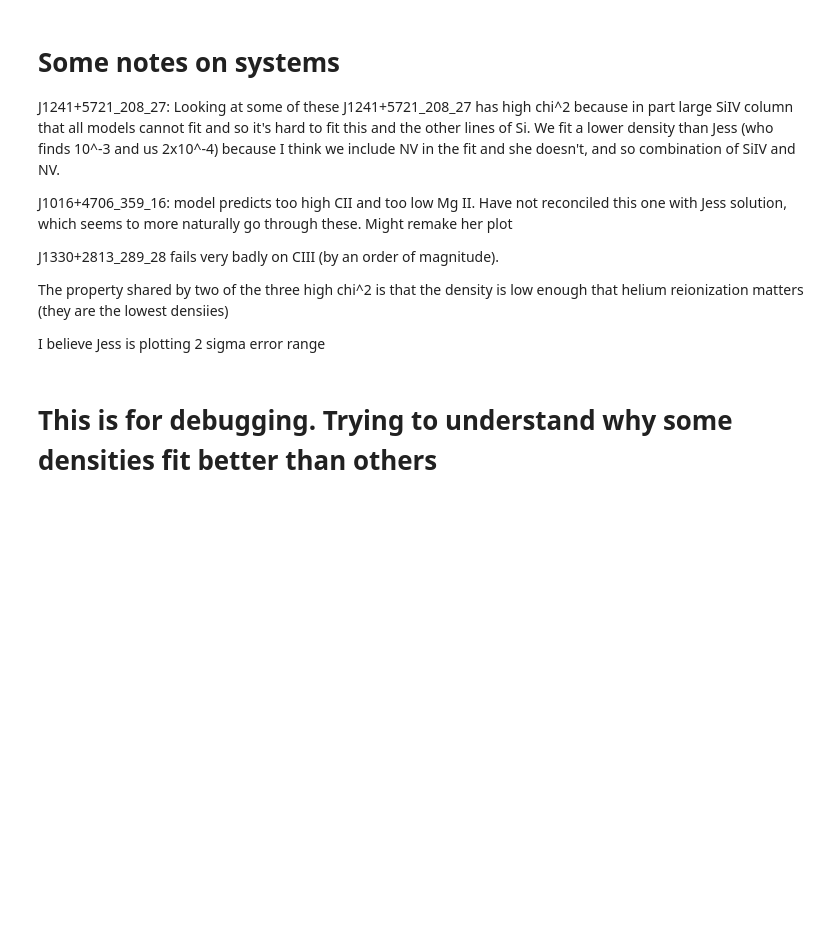
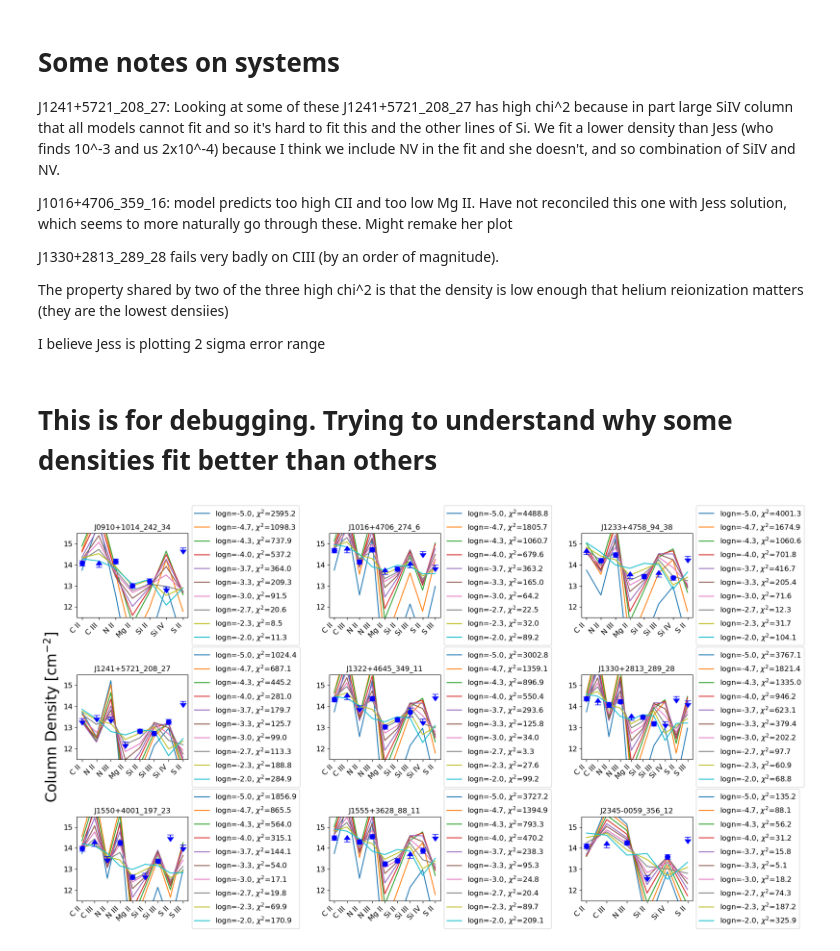
Before and after one commit to astromcquinn/Photoionization_modeling, a Jupyter notebook: fitPhotoionModels.ipynb, the cells around one changed output. Drawn from its saved outputs; the diff is of its cells as text; code cells hidden in the pictures; blank space fills up the shorter version.

```diff
--- a/fitPhotoionModels.ipynb
+++ b/fitPhotoionModels.ipynb
@@ -940,12 +989,13 @@ import re
 
 color_array = ['black', 'magenta', 'red',  'green', 'blue']
 
+param = 0.6
 
 nrange = np.logical_and(narray> 1e-5, narray< 1e-1)
 
 #generates the best fit model at each density (for noss and self shielding)
-efrac_model_noss =  model_noss.sel(param=0, method ='nearest')
-efrac_model_ss =  model.sel(param=0, method ='nearest')
+efrac_model_noss =  model_noss.sel(param=param, method ='nearest')
+efrac_model_ss =  model.sel(param=param, method ='nearest')
 
 
 
@@ -995,34 +1045,36 @@ for isys in range(len(all_systems)):
 
 
     for i, ion in enumerate(ion_names):
         x = i
         y = logNobs_values[i]
         sigma = sigma_values[i]
         if sigma < 0:
             if limit_values[i] == '>':
                 ax[ix, iy].errorbar(x, y, yerr=min_sigma, marker='o', markersize=0, color='blue', capsize=5, lolims=True)
             if limit_values[i] == '<':
                 ax[ix, iy].errorbar(x, y, yerr=min_sigma, marker='o', markersize=0, color='blue', capsize=5, uplims=True)
         else:
             ax[ix, iy].errorbar(x, y, yerr=sigma, marker='o', markersize=8, color='blue', capsize=5)
 
 
 
 
     # Set x-axis labels and tick positions
     ax[ix, iy].set_ylim(11.5, 15.5)
     ax[ix, iy].set_xticks(np.arange(len(ion_names)))
     ax[ix, iy].set_xticklabels(ion_names, rotation=45, ha='right')
-    ax[ix, iy].tick_params(axis='both', labelsize=14)
+    ax[ix, iy].tick_params(axis='both', labelsize=12)
 
     system_name = allwerksystems[isys]['H I'][-1] #.replace('_', '\_')
-    ax[ix,iy].set_title(system_name, fontsize=15)
+    ax[ix,iy].set_title(system_name, fontsize=12)
 
 
-    ax[ix, iy].legend(loc='center left', bbox_to_anchor=(1, 0.5))
+    ax[ix, iy].legend(loc='center left', bbox_to_anchor=(1, 0.5), fontsize=12)
 ax[1, 0].set_ylabel('Column Density [cm$^{-2}$]')
 # Show the plot
 plt.tight_layout()
 #plt.show()
 
-plt.savefig(f'density_scan_{modelstring}.pdf')
+plt.savefig(f'density_scan_{modelstring}_p{param}.pdf')
+# %% [output]
+[figure, added]
```
Also changed, not shown: parts of 9 cells of this notebook.
